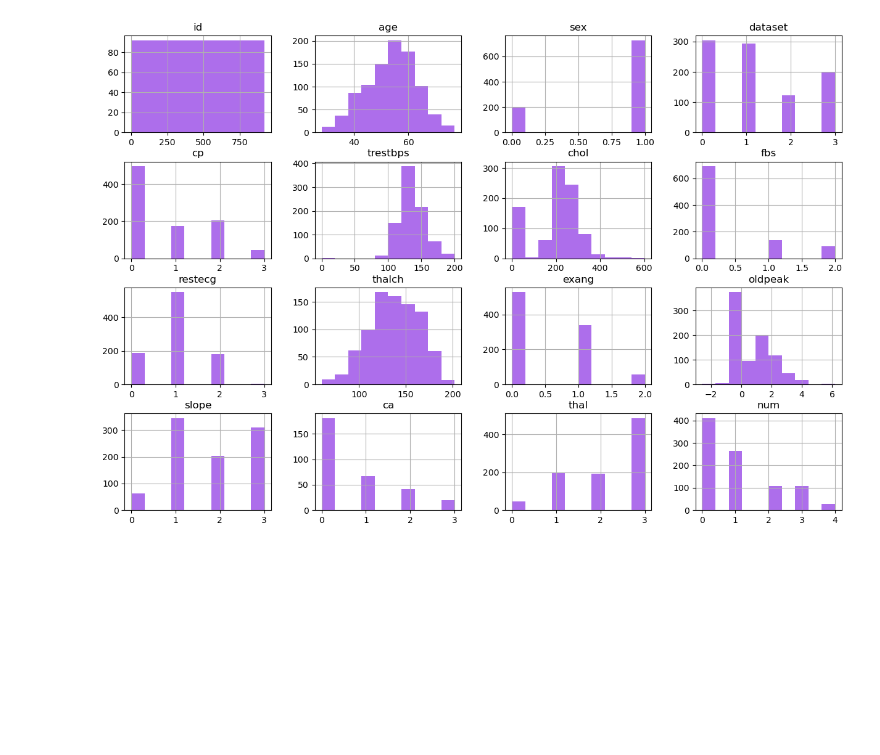
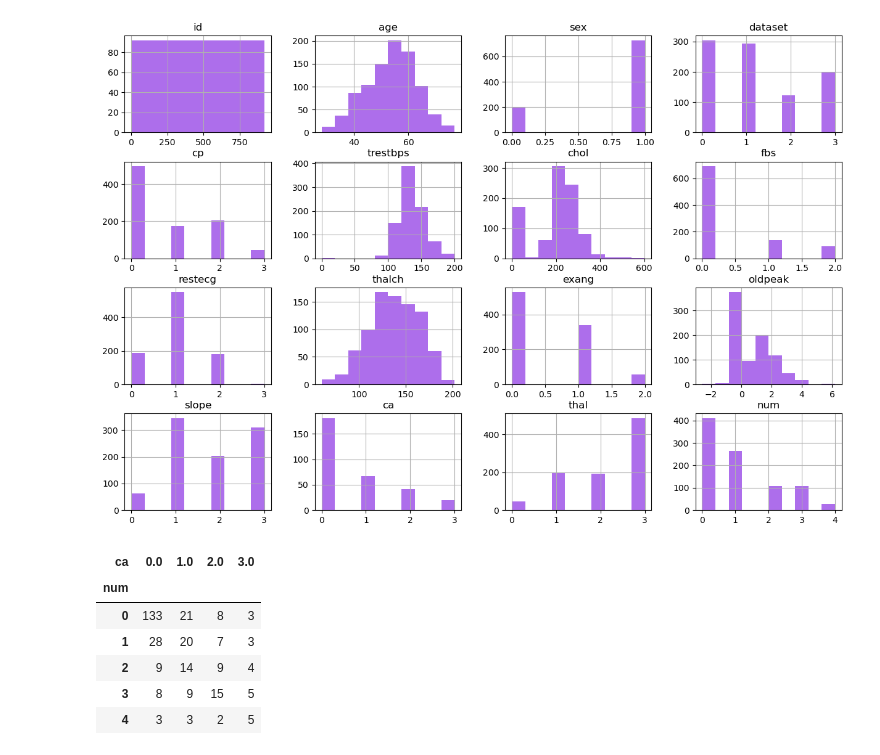
Before and after one commit to uia9020/Heart-Attack-Risk-Analysis, a Jupyter notebook: main_EDA.ipynb, the cells around one changed output. Drawn from its saved outputs; the diff is of its cells as text; code cells hidden in the pictures; blank space fills up the shorter version.

```diff
--- a/main_EDA.ipynb
+++ b/main_EDA.ipynb
@@ -484,3 +490,13 @@ df2.hist(figsize=(15, 10), color='#8B30E3', alpha=0.7)
 plt.show()
 # %% [output]
 [figure]
+# %%
+df.groupby('num')['ca'].value_counts().unstack()
+# %% [output]
+| ca | 0.0 | 1.0 | 2.0 | 3.0 |
+| num |  |  |  |  |
+| 0 | 133 | 21 | 8 | 3 |
+| 1 | 28 | 20 | 7 | 3 |
+| 2 | 9 | 14 | 9 | 4 |
+| 3 | 8 | 9 | 15 | 5 |
+| 4 | 3 | 3 | 2 | 5 |
```
Also changed, not shown: parts of 13 cells of this notebook, 5 other files.
